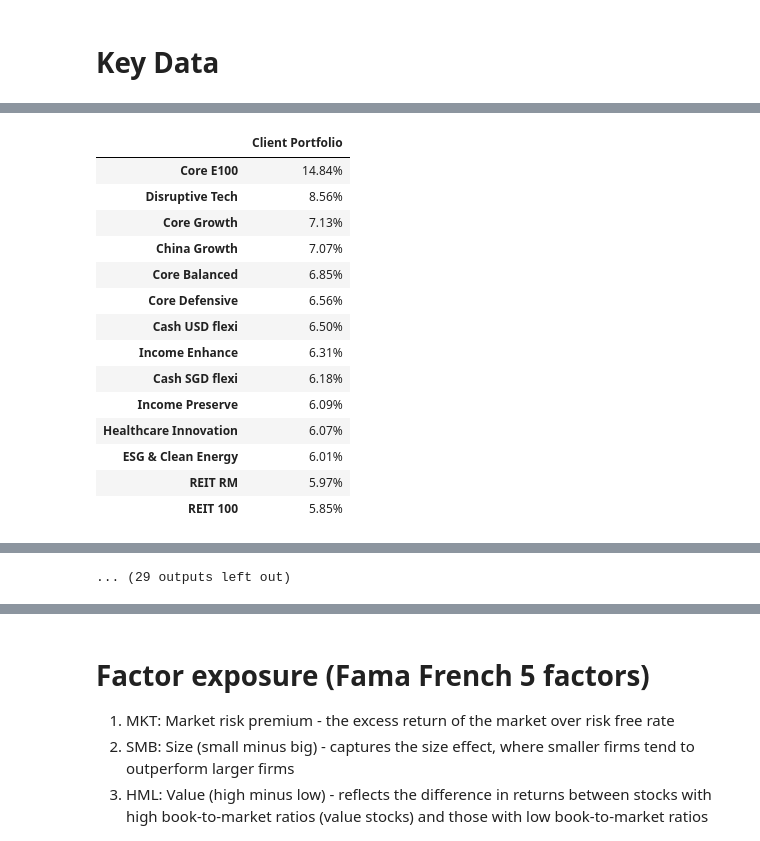
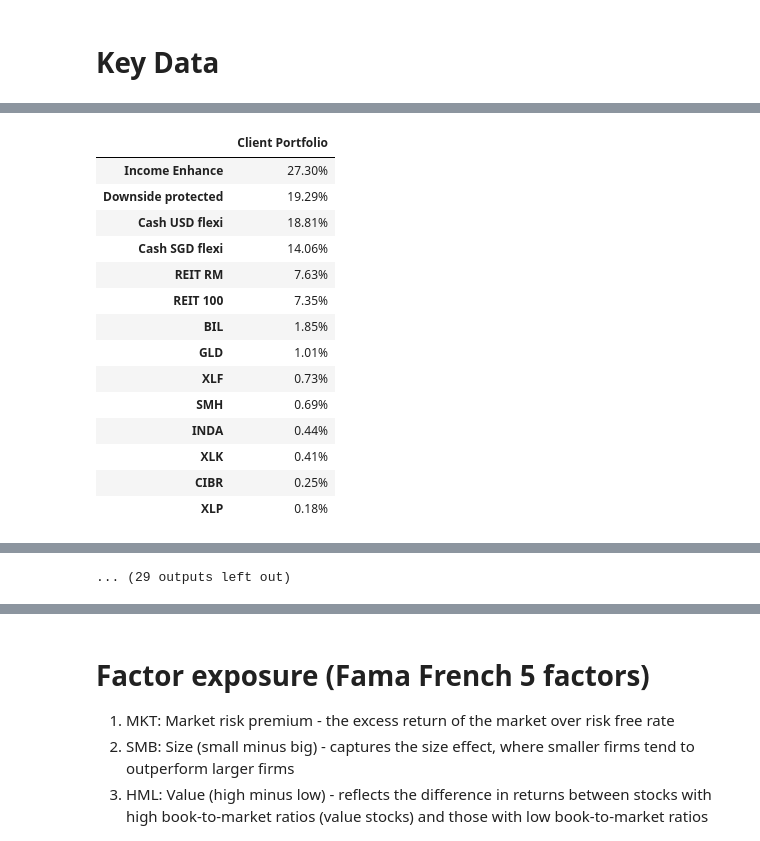
Before and after one commit to weijieleong/Portfolio-Visualizer, a Jupyter notebook: Portfolio_Visualizer_colab.ipynb, the cells around one changed output, grey strips where cells are left out. Drawn from its saved outputs; the diff is of its cells as text; code cells hidden in the pictures.

```diff
--- a/Portfolio_Visualizer_colab.ipynb
+++ b/Portfolio_Visualizer_colab.ipynb
@@ -1212,22 +1222,34 @@ generate_key_metrics()
 ... (61 outputs left out)
 # %%
 # @title 6. Generate key holdings & allocations
+client_latest_alloc = df_client_portfolios[df_client_portfolios['status']=='ACTIVE'][['type', 'nav_in_sgd']]
+client_latest_alloc['nav_in_sgd'] = client_latest_alloc['nav_in_sgd'].astype(str).str.replace(',', '').astype(float)
+client_latest_alloc = pd.DataFrame(client_latest_alloc.groupby('type')['nav_in_sgd'].sum())
+client_latest_alloc['Client Portfolio'] = client_latest_alloc['nav_in_sgd'] / client_latest_alloc['nav_in_sgd'].sum()
+client_latest_alloc = client_latest_alloc[['Client Portfolio']]
+client_latest_alloc = client_latest_alloc.rename(index=syfe_port_mapping.set_index('MB_port_name')['internal_port_name'])
+
+client_latest_alloc_adj = client_latest_alloc.T
+client_latest_alloc_adj['reb_flag'] = True
 
 # asset class exposure
-assetclass_analysis_list = [pc.exposure_analysis(all_port_wgt[portfolio], df_asset_class, latest_data=True).rename(columns={0: portfolio}) for portfolio in port_names]
+# assetclass_analysis_list = [pc.exposure_analysis(all_port_wgt[portfolio], df_asset_class, latest_data=True).rename(columns={0: portfolio}) for portfolio in port_names]
+assetclass_analysis_list = [pc.exposure_analysis(client_latest_alloc_adj, df_asset_class, latest_data=True).rename(columns={0: portfolio}) for portfolio in port_names]
 assetclass_breakdown_all = pd.concat(assetclass_analysis_list, axis=1)
 assetclass_breakdown_all.columns = port_names
 assetclass_breakdown_all = pd.concat([df_asset_class[bm_tickers], assetclass_breakdown_all], axis=1)
 assetclass_breakdown_all = (assetclass_breakdown_all.loc[(assetclass_breakdown_all != 0).any(axis=1)].sort_values(by=assetclass_breakdown_all.columns[0], ascending=False))
 # country exposure
-country_analysis_list = [pc.exposure_analysis(all_port_wgt[portfolio], df_country, latest_data=True).rename(columns={0: portfolio}) for portfolio in port_names]
+# country_analysis_list = [pc.exposure_analysis(all_port_wgt[portfolio], df_country, latest_data=True).rename(columns={0: portfolio}) for portfolio in port_names]
+country_analysis_list = [pc.exposure_analysis(client_latest_alloc_adj, df_country, latest_data=True).rename(columns={0: portfolio}) for portfolio in port_names]
 country_breakdown_all = pd.concat(country_analysis_list, axis=1)
 country_breakdown_all.columns = port_names
 country_breakdown_all = pd.concat([df_country[bm_tickers], country_breakdown_all], axis=1)
 country_breakdown_all = (country_breakdown_all.loc[(country_breakdown_all != 0).any(axis=1)].sort_values(by=country_breakdown_all.columns[0], ascending=False))
 country_breakdown_all.pipe(pc.apply_style_heatmap).pipe(pc.apply_2dp_percentage)
 # sector exposure
-sector_analysis_list = [pc.exposure_analysis(all_port_wgt[portfolio], df_sector, latest_data=True).rename(columns={0: portfolio}) for portfolio in port_names]
+# sector_analysis_list = [pc.exposure_analysis(all_port_wgt[portfolio], df_sector, latest_data=True).rename(columns={0: portfolio}) for portfolio in port_names]
+sector_analysis_list = [pc.exposure_analysis(client_latest_alloc_adj, df_sector, latest_data=True).rename(columns={0: portfolio}) for portfolio in port_names]
 sector_breakdown_all = pd.concat(sector_analysis_list, axis=1)
 sector_breakdown_all.columns = port_names
 sector_breakdown_all = pd.concat([df_sector[bm_tickers], sector_breakdown_all], axis=1)
@@ -1256,47 +1278,47 @@ def generate_key_holdings():
 
     with t.output_to(tab_names[2]):  # Portfolio Allocation
       for port in port_names:
         print(port)
         pc.plot_weights_and_turnover(all_port_wgt[port], show_data=True, show_turnover=False, show_rebal=True)
 
     with t.output_to(tab_names[3]):  # Asset class exposure
         display(assetclass_breakdown_all.pipe(pc.apply_style_heatmap).pipe(pc.apply_2dp_percentage))
 
     with t.output_to(tab_names[4]):  # Country exposure
         display(country_breakdown_all.pipe(pc.apply_style_heatmap).pipe(pc.apply_2dp_percentage))
 
     with t.output_to(tab_names[5]):  # Sector xposure
         display(sector_breakdown_all.pipe(pc.apply_style_heatmap).pipe(pc.apply_2dp_percentage))
 
     display(t)
 
 # key_holdings_button = widgets.Button(description="Generate Key Holdings & Allocations", layout=widgets.Layout(width='auto'))
 # key_holdings_button.on_click(generate_key_holdings_func)
 # display(key_holdings_button)
 generate_key_holdings()
 # %% [output]
 [interactive output not drawn]
 [interactive output not drawn]
 [interactive output not drawn]
 [interactive output not drawn]
 [interactive output not drawn]
 [interactive output not drawn]
 [interactive output not drawn]
 |  | Client Portfolio |
-| Core E100 | 14.84% |
-| Disruptive Tech | 8.56% |
-| Core Growth | 7.13% |
-| China Growth | 7.07% |
-| Core Balanced | 6.85% |
-| Core Defensive | 6.56% |
-| Cash USD flexi | 6.50% |
-| Income Enhance | 6.31% |
-| Cash SGD flexi | 6.18% |
-| Income Preserve | 6.09% |
-| Healthcare Innovation | 6.07% |
-| ESG & Clean Energy | 6.01% |
-| REIT RM | 5.97% |
-| REIT 100 | 5.85% |
+| Income Enhance | 27.30% |
+| Downside protected | 19.29% |
+| Cash USD flexi | 18.81% |
+| Cash SGD flexi | 14.06% |
+| REIT RM | 7.63% |
+| REIT 100 | 7.35% |
+| BIL | 1.85% |
+| GLD | 1.01% |
+| XLF | 0.73% |
+| SMH | 0.69% |
+| INDA | 0.44% |
+| XLK | 0.41% |
+| CIBR | 0.25% |
+| XLP | 0.18% |
 [interactive output not drawn]
 [interactive output not drawn]
 [interactive output not drawn]
```
Also changed, not shown: parts of 9 cells of this notebook.
